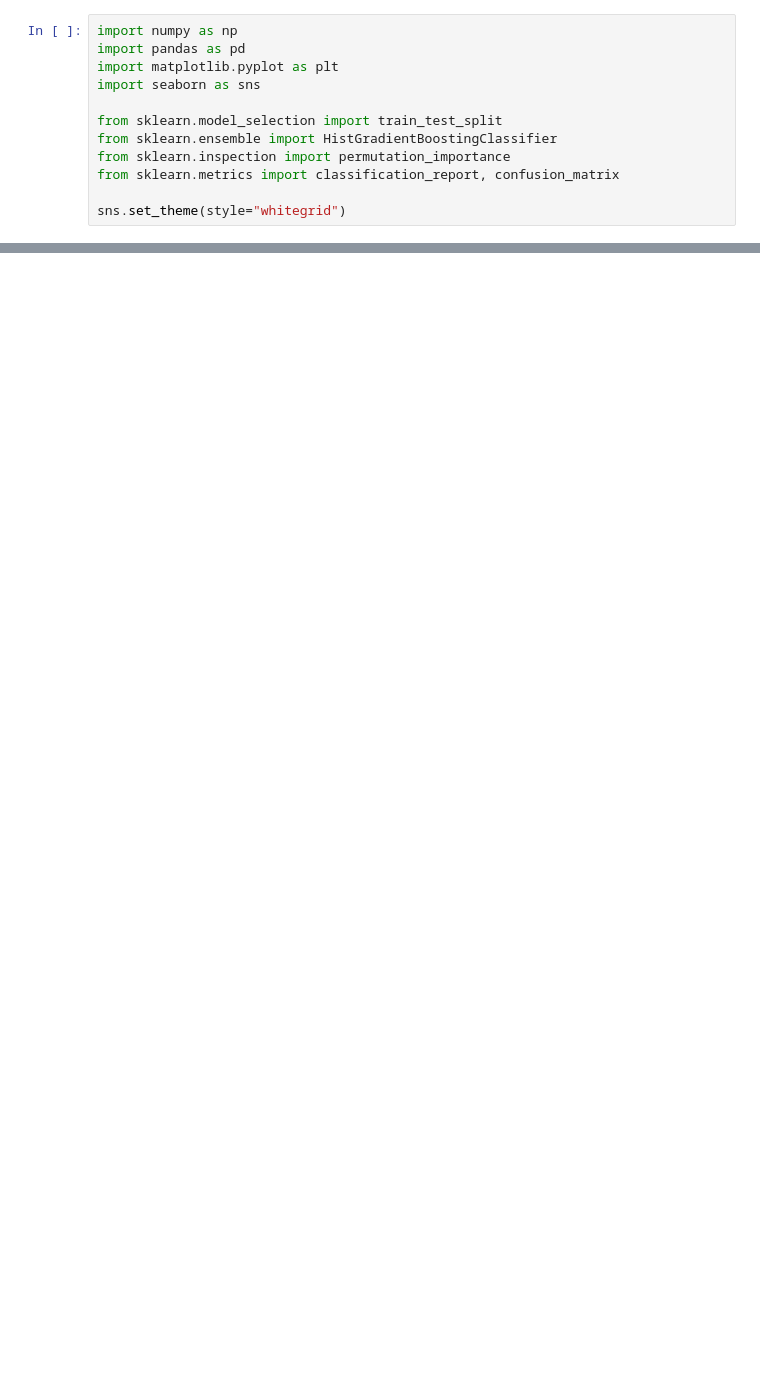
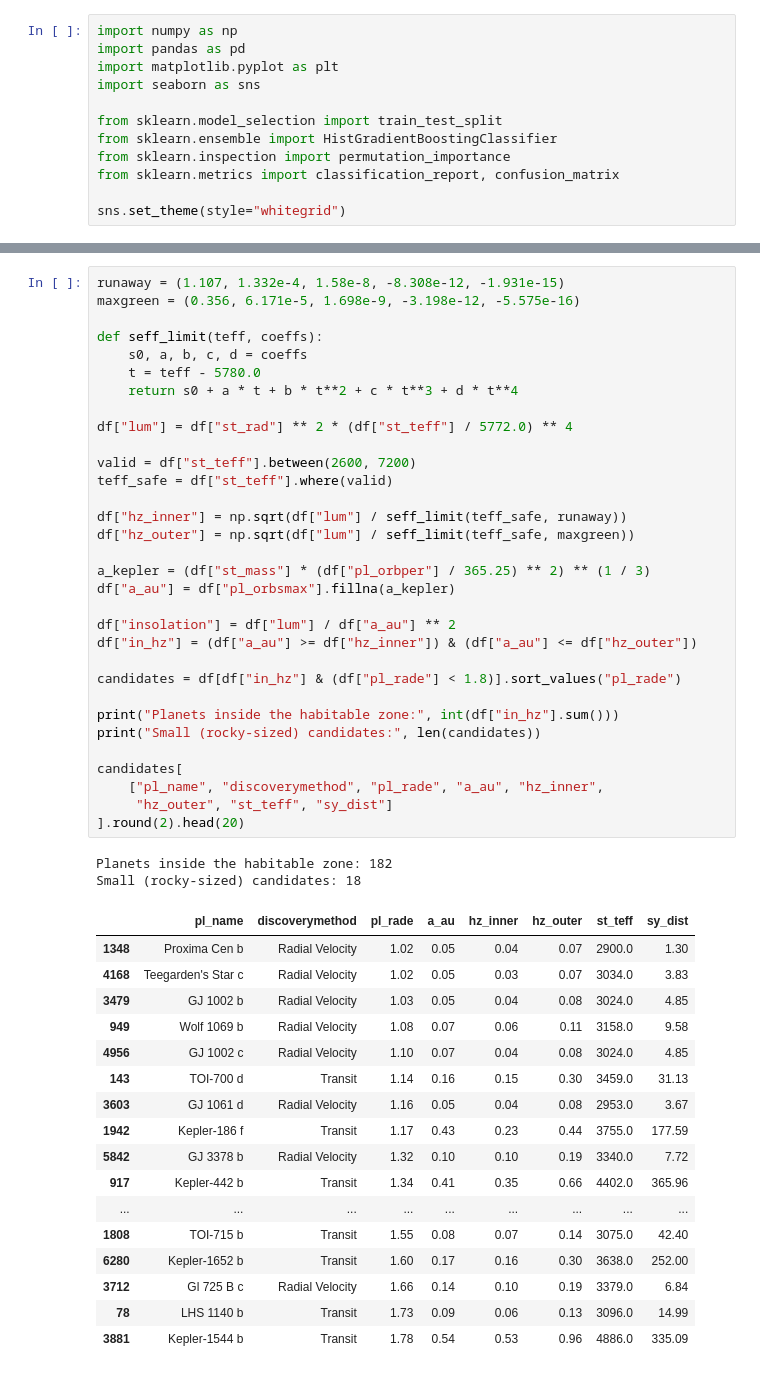
Before and after one commit to Rasul-Mushtaq/nasa-exoplanets, a Jupyter notebook: exoplanets.ipynb, the cells around one changed output, grey strips where cells are left out. Saved outputs shown, nothing was run; the diff lists cells and outputs as text; blank space fills up the shorter version.

```diff
--- a/exoplanets.ipynb
+++ b/exoplanets.ipynb
@@ -54,0 +120,52 @@ raw.head()
+# %%
+runaway = (1.107, 1.332e-4, 1.58e-8, -8.308e-12, -1.931e-15)
+maxgreen = (0.356, 6.171e-5, 1.698e-9, -3.198e-12, -5.575e-16)
+
+def seff_limit(teff, coeffs):
+    s0, a, b, c, d = coeffs
+    t = teff - 5780.0
+    return s0 + a * t + b * t**2 + c * t**3 + d * t**4
+
+df["lum"] = df["st_rad"] ** 2 * (df["st_teff"] / 5772.0) ** 4
+
+valid = df["st_teff"].between(2600, 7200)
+teff_safe = df["st_teff"].where(valid)
+
+df["hz_inner"] = np.sqrt(df["lum"] / seff_limit(teff_safe, runaway))
+df["hz_outer"] = np.sqrt(df["lum"] / seff_limit(teff_safe, maxgreen))
+
+a_kepler = (df["st_mass"] * (df["pl_orbper"] / 365.25) ** 2) ** (1 / 3)
+df["a_au"] = df["pl_orbsmax"].fillna(a_kepler)
+
+df["insolation"] = df["lum"] / df["a_au"] ** 2
+df["in_hz"] = (df["a_au"] >= df["hz_inner"]) & (df["a_au"] <= df["hz_outer"])
+
+candidates = df[df["in_hz"] & (df["pl_rade"] < 1.8)].sort_values("pl_rade")
+
+print("Planets inside the habitable zone:", int(df["in_hz"].sum()))
+print("Small (rocky-sized) candidates:", len(candidates))
+
+candidates[
+    ["pl_name", "discoverymethod", "pl_rade", "a_au", "hz_inner",
+     "hz_outer", "st_teff", "sy_dist"]
+].round(2).head(20)
+# %% [output]
+Planets inside the habitable zone: 182
+Small (rocky-sized) candidates: 18
+|  | pl_name | discoverymethod | pl_rade | a_au | hz_inner | hz_outer | st_teff | sy_dist |
+| 1348 | Proxima Cen b | Radial Velocity | 1.02 | 0.05 | 0.04 | 0.07 | 2900.0 | 1.30 |
+| 4168 | Teegarden's Star c | Radial Velocity | 1.02 | 0.05 | 0.03 | 0.07 | 3034.0 | 3.83 |
+| 3479 | GJ 1002 b | Radial Velocity | 1.03 | 0.05 | 0.04 | 0.08 | 3024.0 | 4.85 |
+| 949 | Wolf 1069 b | Radial Velocity | 1.08 | 0.07 | 0.06 | 0.11 | 3158.0 | 9.58 |
+| 4956 | GJ 1002 c | Radial Velocity | 1.10 | 0.07 | 0.04 | 0.08 | 3024.0 | 4.85 |
+| 143 | TOI-700 d | Transit | 1.14 | 0.16 | 0.15 | 0.30 | 3459.0 | 31.13 |
+| 3603 | GJ 1061 d | Radial Velocity | 1.16 | 0.05 | 0.04 | 0.08 | 2953.0 | 3.67 |
+| 1942 | Kepler-186 f | Transit | 1.17 | 0.43 | 0.23 | 0.44 | 3755.0 | 177.59 |
+| 5842 | GJ 3378 b | Radial Velocity | 1.32 | 0.10 | 0.10 | 0.19 | 3340.0 | 7.72 |
+| 917 | Kepler-442 b | Transit | 1.34 | 0.41 | 0.35 | 0.66 | 4402.0 | 365.96 |
+| ... | ... | ... | ... | ... | ... | ... | ... | ... |
+| 1808 | TOI-715 b | Transit | 1.55 | 0.08 | 0.07 | 0.14 | 3075.0 | 42.40 |
+| 6280 | Kepler-1652 b | Transit | 1.60 | 0.17 | 0.16 | 0.30 | 3638.0 | 252.00 |
+| 3712 | Gl 725 B c | Radial Velocity | 1.66 | 0.14 | 0.10 | 0.19 | 3379.0 | 6.84 |
+| 78 | LHS 1140 b | Transit | 1.73 | 0.09 | 0.06 | 0.13 | 3096.0 | 14.99 |
+| 3881 | Kepler-1544 b | Transit | 1.78 | 0.54 | 0.53 | 0.96 | 4886.0 | 335.09 |
```
Also changed, not shown: parts of 8 cells of this notebook.
